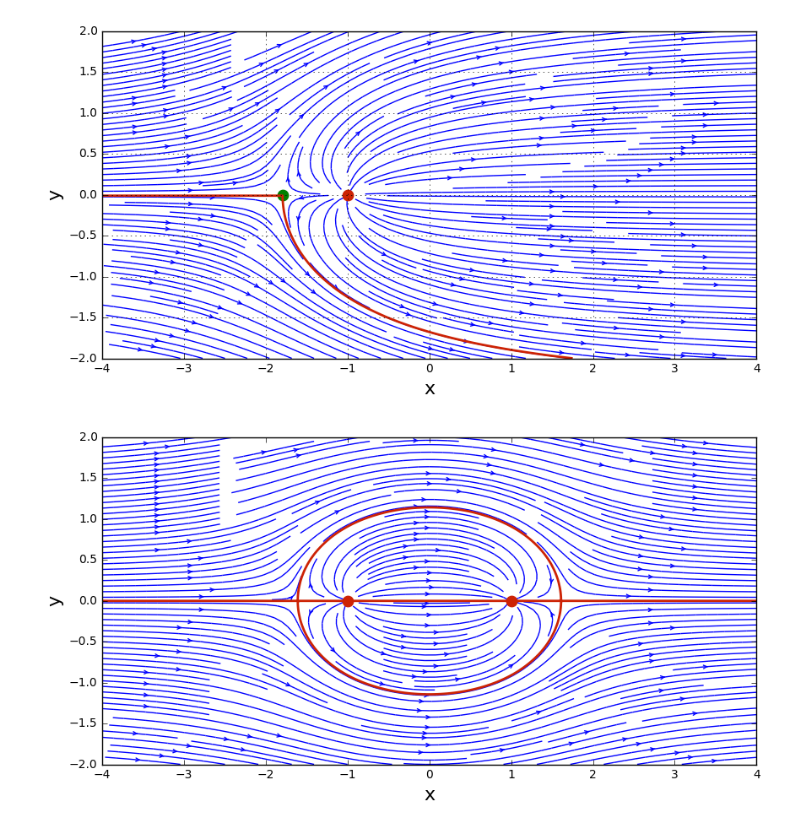
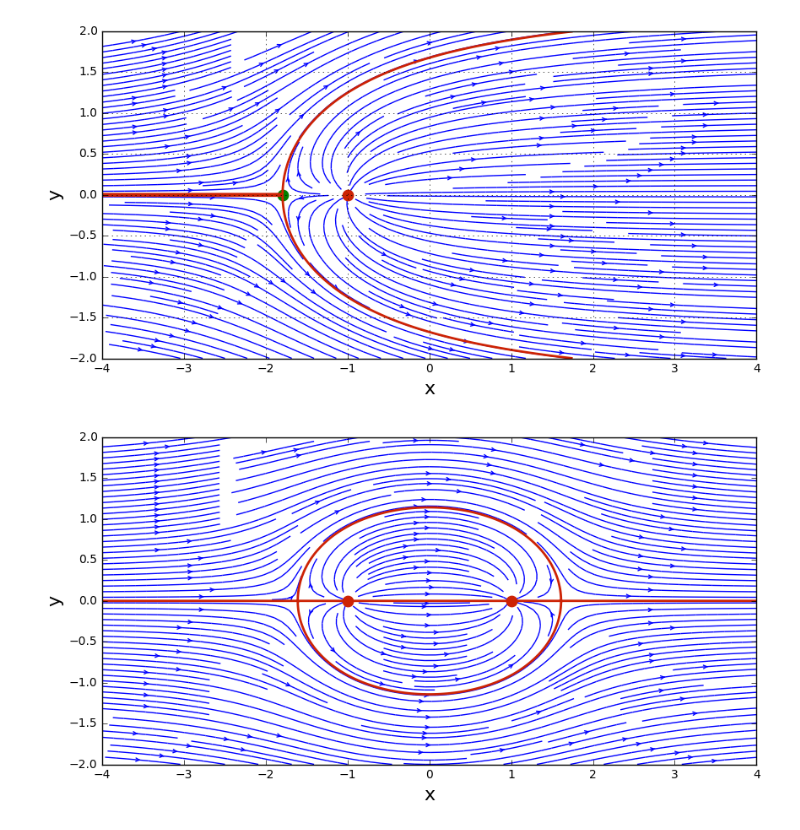
Before and after one commit to iamisrapel/MAE6226, a Jupyter notebook: 02_coding_practice.ipynb, the cells around one changed output. Cells and saved outputs as stored; diff of their text form; code cells hidden in the pictures.

```diff
--- a/02_coding_practice.ipynb
+++ b/02_coding_practice.ipynb
@@ -57,34 +57,34 @@ psi_source = get_stream_function(strength_source, x_source, y_source, X, Y)
 # %%
 # superposition of the source on the freestream
 u = u_freestream + u_source
 v = v_freestream + v_source
 psi = psi_freestream + psi_source
 
 %matplotlib inline
 
 size = 10
 pyplot.figure(figsize=(size, (y_end-y_start)/(x_end-x_start)*size))
 pyplot.grid(True)
 pyplot.xlabel('x', fontsize=16)
 pyplot.ylabel('y', fontsize=16)
 pyplot.xlim(x_start, x_end)
 pyplot.ylim(y_start, y_end)
 pyplot.streamplot(X, Y, u, v, density=2, linewidth=1, arrowsize=1, arrowstyle='->')
 pyplot.scatter(x_source, y_source, color='#CD2305', s=80, marker='o')
 
 # calculates the stagnation point
 x_stagnation = x_source - strength_source/(2*numpy.pi*u_inf)
 y_stagnation = y_source
 
 # adding the stagnation point to the figure
 pyplot.scatter(x_stagnation, y_stagnation, color='g', s=80, marker='o')
 
 # adds the dividing line to the figure
 pyplot.contour(X, Y, psi,
-            levels=[ -+strength_source/2],
+            levels=[-strength_source/2, +strength_source/2],
             colors='#CD2305', linewidths=2, linestyles='solid');
 # %% [output]
-[figure, old version]
+[figure, new version]
 # %%
 strength_sink = -5.0        # strength of the sink
 x_sink, y_sink = 1.0, 0.0   # location of the sink
```
